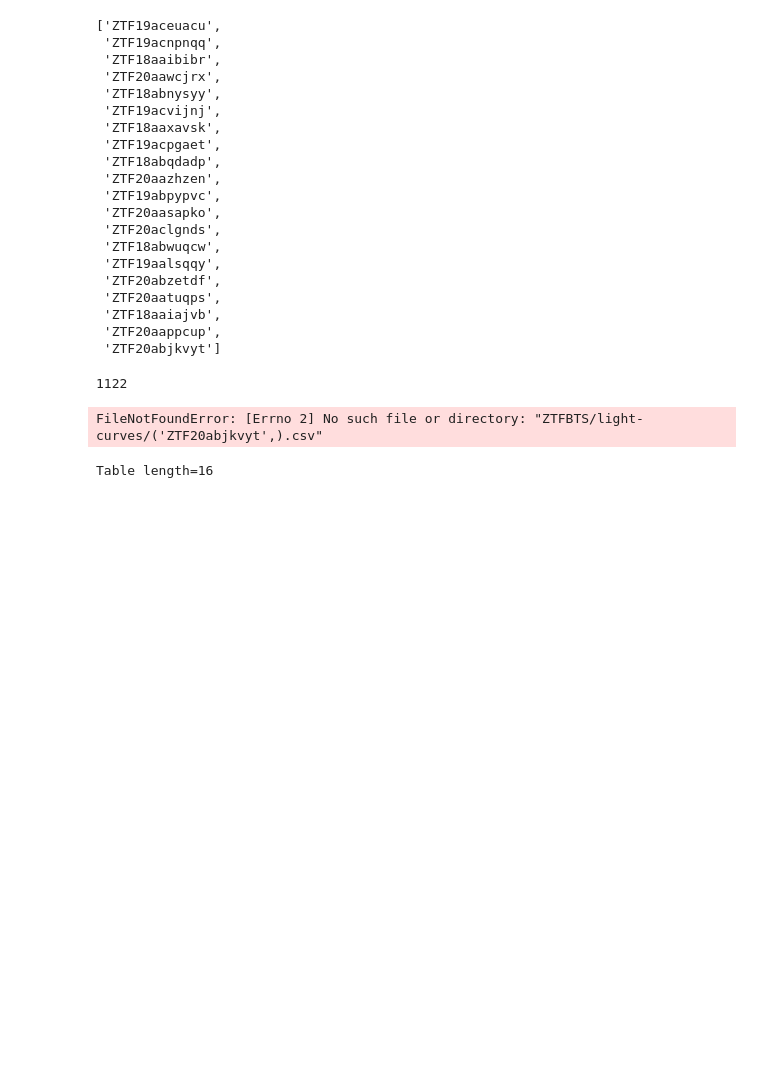
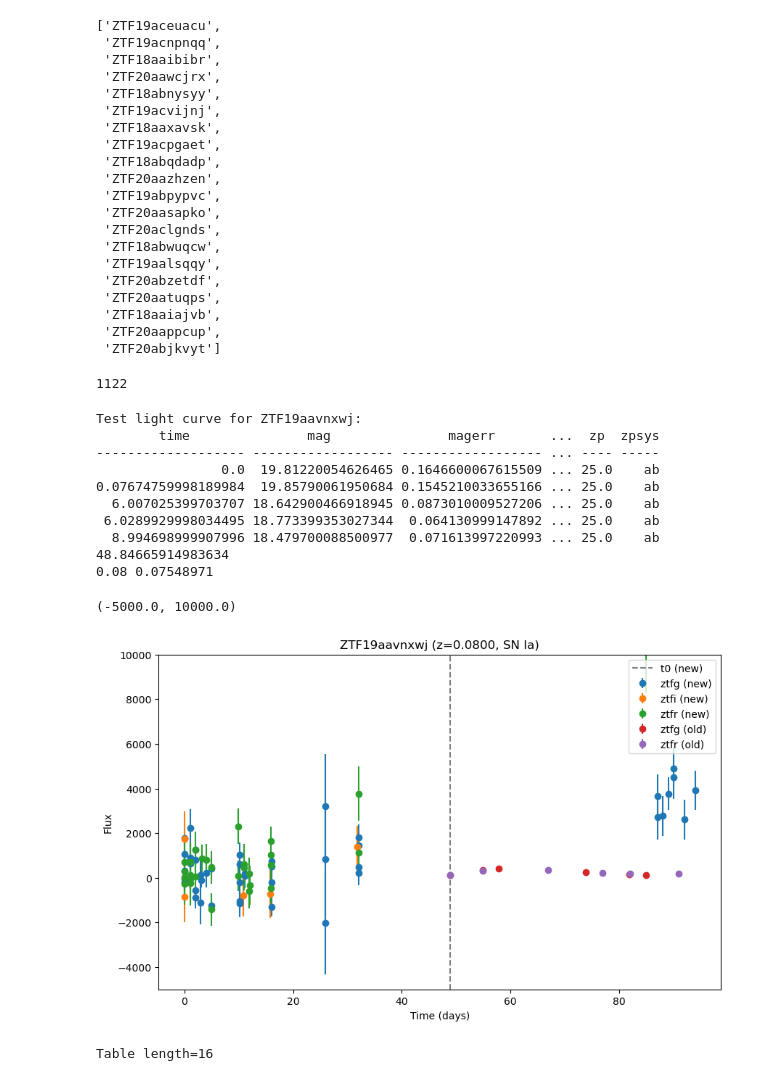
Before and after one commit to asmuzsoy/beams_ext, a Jupyter notebook: fit_real_sne_new.ipynb, the cells around one changed output. Cells and saved outputs as stored; diff of their text form; code cells hidden in the pictures; blank space fills up the shorter version.

```diff
--- a/fit_real_sne_new.ipynb
+++ b/fit_real_sne_new.ipynb
@@ -1006,42 +1006,53 @@ sum([i in valid_ia_ztfids for i in valid_snia_ztfids])
 # %%
 # Test reading one light curve
 # test_ztfid = list(ia_with_data)[5]
-# test_ztfid = 'ZTF19aavnxwj'
-test_ztfid =  'ZTF20abjkvyt',
+test_ztfid = 'ZTF19aavnxwj'
+# test_ztfid =  'ZTF20abjkvyt',
 # test_ztfid = 'ZTF19aceuacu'
 
 test_lc = read_ia_lc(test_ztfid)
 print(f"Test light curve for {test_ztfid}:")
 print(test_lc[:5])
 
 # Plot test light curve
 plt.figure(figsize=(10, 6))
 
 new_lc = read_snia_lc(test_ztfid)
 print(snia_t0s[test_ztfid] - np.min(new_lc['time']))
 
 # Plot test light curve
 # plt.figure(figsize=(10, 6))
 for band in np.unique(new_lc['band']):
     mask = new_lc['band'] == band
     plt.errorbar(new_lc['time'][mask] - np.min(new_lc['time'][mask]), new_lc['flux'][mask],
                  yerr=new_lc['fluxerr'][mask], fmt='o', label=band+" (new)")
 
 print(ia_redshift_dict[test_ztfid], snia_redshifts[test_ztfid])
 plt.axvline(snia_t0s[test_ztfid] - np.min(new_lc['time']), color='gray', linestyle='--', label='t0 (new)')
 for band in np.unique(test_lc['band']):
     mask = test_lc['band'] == band
     plt.errorbar(snia_t0s[test_ztfid] - np.min(new_lc['time']) + test_lc['time'][mask], test_lc['flux'][mask],
                  yerr=test_lc['fluxerr'][mask], fmt='o', label=band+" (old)")
 plt.xlabel("Time (days)")
 plt.ylabel("Flux")
 plt.legend()
 plt.title(f"{test_ztfid} (z={ia_redshift_dict[test_ztfid]:.4f}, {ia_subtype_dict[test_ztfid]})")
 # plt.xlim(0, 50)
 plt.ylim(-5000,10000)
 # plt.show()
 # %% [output]
-FileNotFoundError: [Errno 2] No such file or directory: "ZTFBTS/light-curves/('ZTF20abjkvyt',).csv"
+Test light curve for ZTF19aavnxwj:
+        time               mag               magerr       ...  zp  zpsys
+------------------- ------------------ ------------------ ... ---- -----
+                0.0  19.81220054626465 0.1646600067615509 ... 25.0    ab
+0.07674759998189984  19.85790061950684 0.1545210033655166 ... 25.0    ab
+  6.007025399703707 18.642900466918945 0.0873010009527206 ... 25.0    ab
+ 6.0289929998034495 18.773399353027344  0.064130999147892 ... 25.0    ab
+  8.994698999907996 18.479700088500977  0.071613997220993 ... 25.0    ab
+48.84665914983634
+0.08 0.07548971
+(-5000.0, 10000.0)
+[figure, added]
 # %%
 test_lc
 # %% [output]
```
Also changed, not shown: 1 other file.
